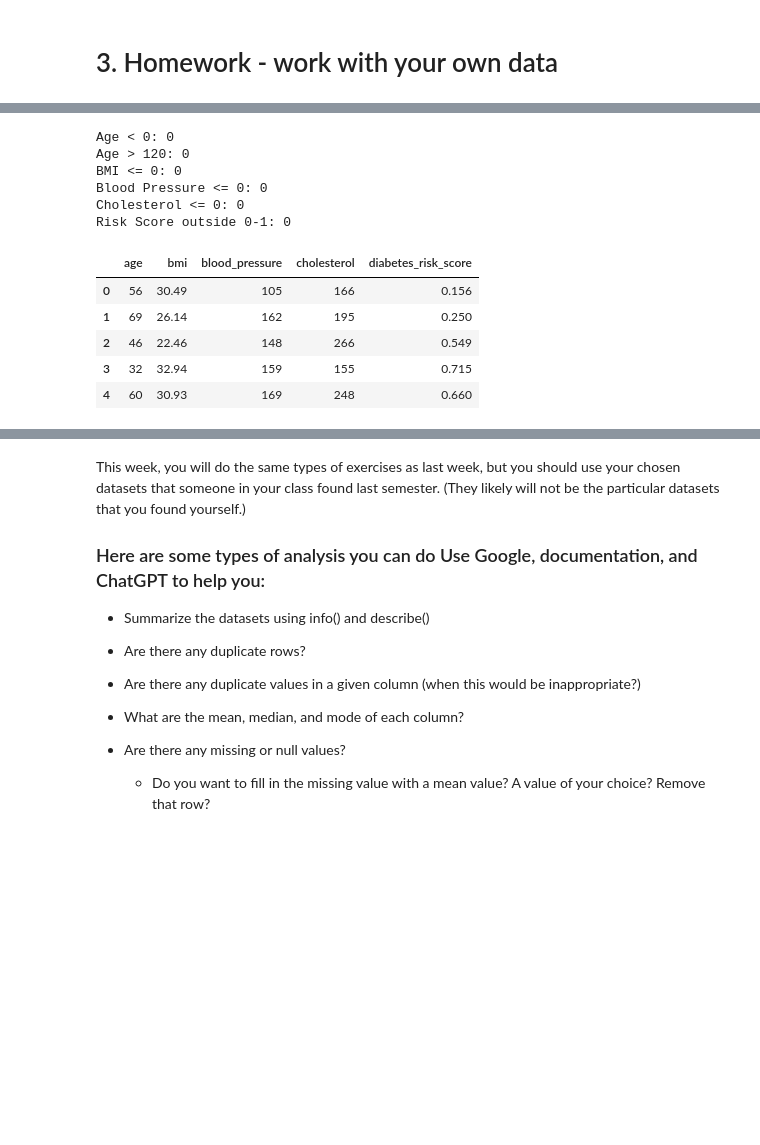
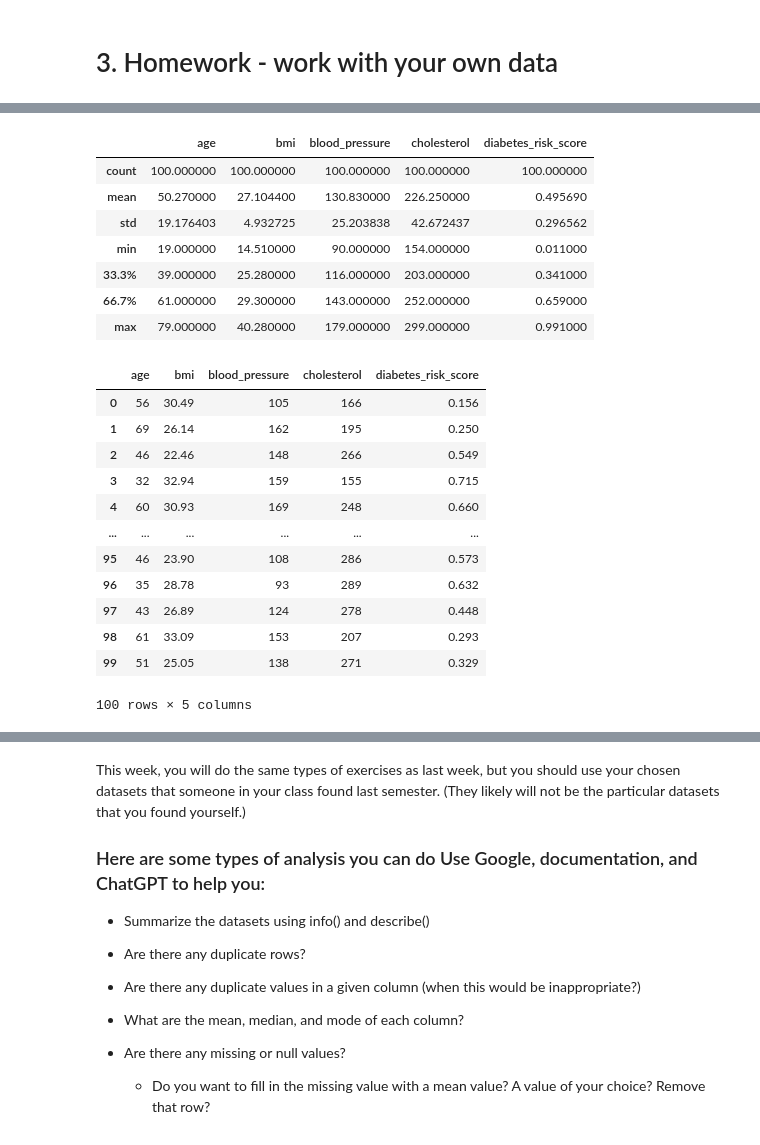
Before and after one commit to Ian123Ian595/Module-B-semester-2, a Jupyter notebook: Week2.ipynb, the cells around one changed output, grey strips where cells are left out. Drawn from its saved outputs; the diff is of its cells as text; code cells hidden in the pictures; blank space fills up the shorter version.

```diff
--- a/Week2.ipynb
+++ b/Week2.ipynb
@@ -29,4 +9,5 @@ Dataset_Diabetes
 # %% [markdown]
 # 3. Homework - work with your own data
 # %%
-df_health_dataset_load = pd.read_csv("health_dataset.csv")
+import pandas as pd
+diabetes_012_health_indicators_BRFSS = pd.read_csv("diabetes_012_health_indicators_BRFSS2015.csv")
@@ -125,27 +50,28 @@ dtype: int64
 # %%
-print("Age < 0:", (df_health_dataset_load["age"] < 0).sum())
-print("Age > 120:", (df_health_dataset_load["age"] > 120).sum())
-print("BMI <= 0:", (df_health_dataset_load["bmi"] <= 0).sum())
-print("Blood Pressure <= 0:", (df_health_dataset_load["blood_pressure"] <= 0).sum())
-print("Cholesterol <= 0:", (df_health_dataset_load["cholesterol"] <= 0).sum())
-print("Risk Score outside 0-1:",
-      ((df_health_dataset_load["diabetes_risk_score"] < 0) |
-       (df_health_dataset_load["diabetes_risk_score"] > 1)).sum())
+diabetes_012_health_indicators_BRFSS.describe(percentiles=[1/3, 2/3])
 # %% [output]
-Age < 0: 0
-Age > 120: 0
-BMI <= 0: 0
-Blood Pressure <= 0: 0
-Cholesterol <= 0: 0
-Risk Score outside 0-1: 0
+|  | age | bmi | blood_pressure | cholesterol | diabetes_risk_score |
+| count | 100.000000 | 100.000000 | 100.000000 | 100.000000 | 100.000000 |
+| mean | 50.270000 | 27.104400 | 130.830000 | 226.250000 | 0.495690 |
+| std | 19.176403 | 4.932725 | 25.203838 | 42.672437 | 0.296562 |
+| min | 19.000000 | 14.510000 | 90.000000 | 154.000000 | 0.011000 |
+| 33.3% | 39.000000 | 25.280000 | 116.000000 | 203.000000 | 0.341000 |
+| 66.7% | 61.000000 | 29.300000 | 143.000000 | 252.000000 | 0.659000 |
+| max | 79.000000 | 40.280000 | 179.000000 | 299.000000 | 0.991000 |
-# %%
-categorical_cols = df_health_dataset_load.select_dtypes(include=["object"]).columns
-df_encoded = pd.get_dummies(df_health_dataset_load, columns=categorical_cols, drop_first=True)
-df_encoded.head()
-# %% [output]
-|  | age | bmi | blood_pressure | cholesterol | diabetes_risk_score |
-| 0 | 56 | 30.49 | 105 | 166 | 0.156 |
-| 1 | 69 | 26.14 | 162 | 195 | 0.250 |
-| 2 | 46 | 22.46 | 148 | 266 | 0.549 |
-| 3 | 32 | 32.94 | 159 | 155 | 0.715 |
-| 4 | 60 | 30.93 | 169 | 248 | 0.660 |
+# %%
+diabetes_012_health_indicators_BRFSS.isnull().any()
+diabetes_012_health_indicators_BRFSS.dropna()
+# %% [output]
+|  | age | bmi | blood_pressure | cholesterol | diabetes_risk_score |
+| 0 | 56 | 30.49 | 105 | 166 | 0.156 |
+| 1 | 69 | 26.14 | 162 | 195 | 0.250 |
+| 2 | 46 | 22.46 | 148 | 266 | 0.549 |
+| 3 | 32 | 32.94 | 159 | 155 | 0.715 |
+| 4 | 60 | 30.93 | 169 | 248 | 0.660 |
+| ... | ... | ... | ... | ... | ... |
+| 95 | 46 | 23.90 | 108 | 286 | 0.573 |
+| 96 | 35 | 28.78 | 93 | 289 | 0.632 |
+| 97 | 43 | 26.89 | 124 | 278 | 0.448 |
+| 98 | 61 | 33.09 | 153 | 207 | 0.293 |
+| 99 | 51 | 25.05 | 138 | 271 | 0.329 |
+100 rows × 5 columns
```
Also changed, not shown: parts of 15 cells of this notebook, 2 other files.
